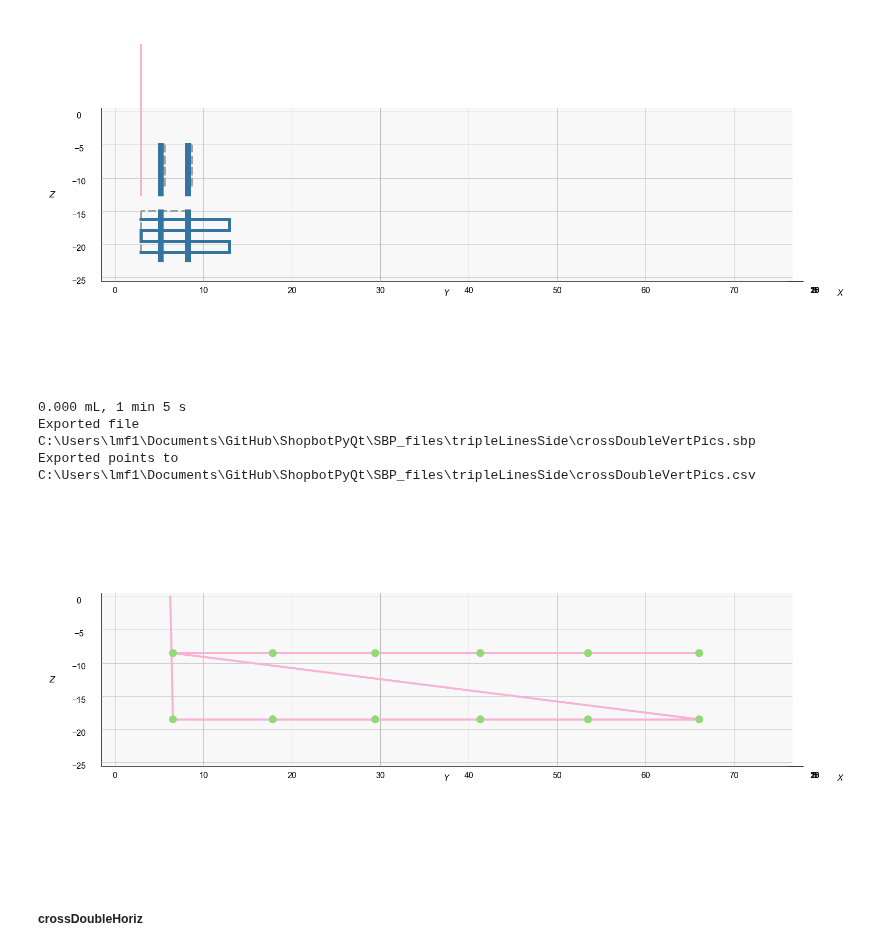
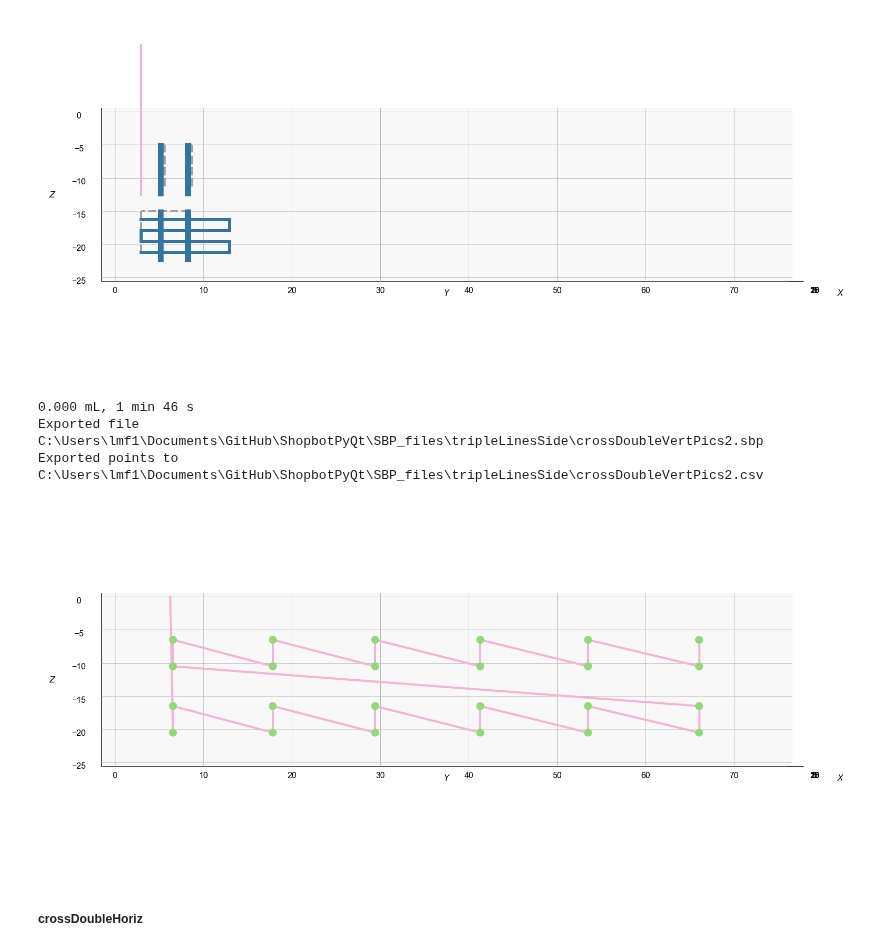
Before and after one commit to usnistgov/ShopbotPyQt, a Jupyter notebook: SBP_files/sbpcreator_triple.ipynb, the cells around one changed output. Saved outputs shown, nothing was run; the diff lists cells and outputs as text; code cells hidden in the pictures.

```diff
--- a/SBP_files/sbpcreator_triple.ipynb
+++ b/SBP_files/sbpcreator_triple.ipynb
@@ -20,7 +20,7 @@ spacing=5
 nid = 0.603 # nozzle inner diameter
 nd = nid + 0.152*2 # mm # nozzle = 0.603 mm ID x 0.152 mm OD x 1.5" tall (20 gauge needle)
 downdisp = 0
-wait1=1
+wait1=1.5
 wait2=0.5
 
 dv = sc.defVars(slideW=slideW, slideH = slideH, margin=margin, spacing=spacing, nid=nid, nd=nd, downdisp=downdisp, wait1=wait1, wait2=wait2)
@@ -461,39 +461,39 @@ total = copy.deepcopy(dv)
 total.addVar('nid', 0.603)
 total = total + sc.startingPoint(0,0,0)
 total.turnOn(cfg.shopbot.flag1-1)
 total.setSpeeds(m=5, j=20)
 
 pic = sc.pics(channel=cfg.camera.cam0.flag1-1, wait=2, lastPt=total)
 x = '&slideW/2'
 pic.j2(x,'1.25*&margin')
 # head-on, in plane
 for z0frac in [0.5,0]:
     ylast = '1.25*&margin'
     for i,spacing in enumerate([0.5, 0.625, 0.75, 0.875, 1, 1.25]):
         for j in [0.5]:
             # get 4 reps for each spacing
             y = f'{ylast}+{spacing}*&nid'
-            for k in [4]:
+            for k in [2,6]:
                 if z0frac==0.5:
                     pic.m3(x,y,f'-&slideW*{z0frac+0.5}+&margin/2+{k}')
                 else:
                     pic.m3(x,y,f'-&slideW*{z0frac+0.5}+{k}')
                 pic.snap()
             ylast = f'{ylast}+2*&margin+4*{spacing}*&nid'
 
 total=total+pic
 
 total.turnOff(cfg.shopbot.flag1-1)
 total.withdraw()
 total.printVolume()
-total.export(os.path.join(SBPFOLDER, 'tripleLinesSide', 'crossDoubleVertPics.sbp'), [])
+total.export(os.path.join(SBPFOLDER, 'tripleLinesSide', 'crossDoubleVertPics2.sbp'), [])
 total.plot(ele=0, azi=0, export=False, grids=True)
 # print(total.convertFile('spacing'))
 # %% [output]
-0.000 mL, 1 min 5 s
-Exported file C:\Users\lmf1\Documents\GitHub\ShopbotPyQt\SBP_files\tripleLinesSide\crossDoubleVertPics.sbp
-Exported points to C:\Users\lmf1\Documents\GitHub\ShopbotPyQt\SBP_files\tripleLinesSide\crossDoubleVertPics.csv
+0.000 mL, 1 min 46 s
+Exported file C:\Users\lmf1\Documents\GitHub\ShopbotPyQt\SBP_files\tripleLinesSide\crossDoubleVertPics2.sbp
+Exported points to C:\Users\lmf1\Documents\GitHub\ShopbotPyQt\SBP_files\tripleLinesSide\crossDoubleVertPics2.csv
-[figure, old version]
+[figure, new version]
 # %% [markdown]
 ##### crossDoubleHoriz
 # %%
```
Also changed, not shown: parts of 3 cells of this notebook, 52 other files.
